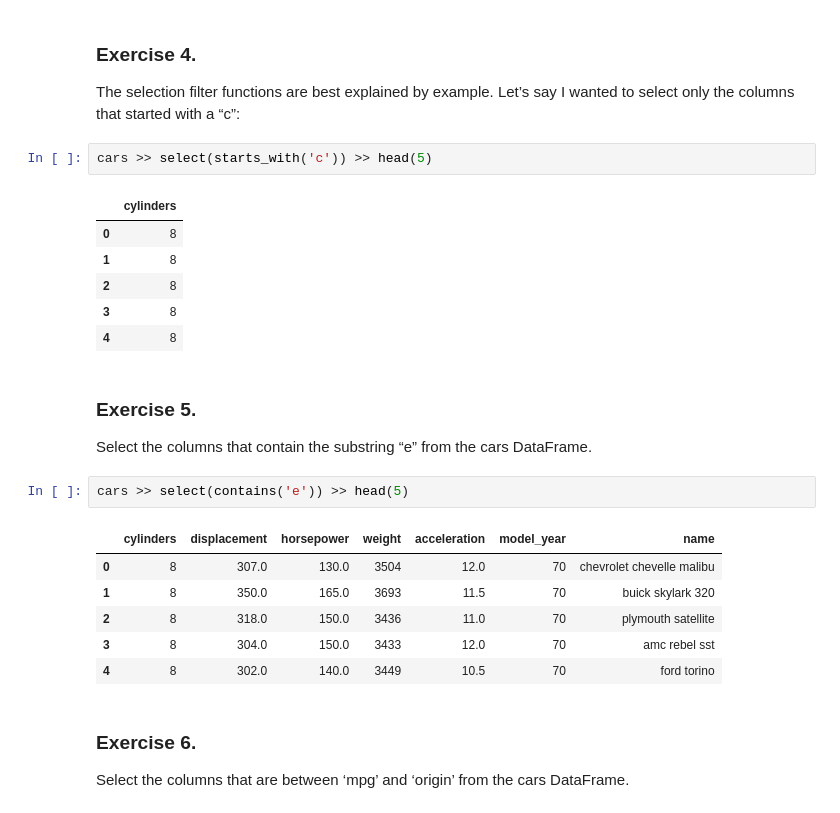
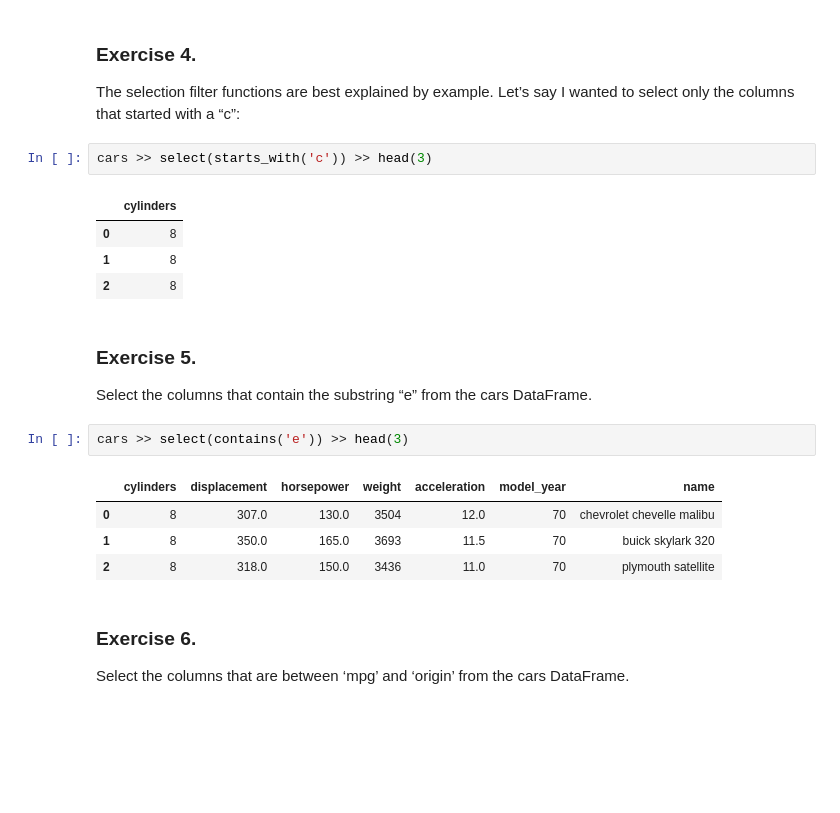
Before and after one commit to Babrzej/Descriptive-Statistics, a Jupyter notebook: Laboratory_1/Intro.ipynb, the cells around one changed output. Cells and saved outputs as stored; diff of their text form; blank space fills up the shorter version.

```diff
--- a/Laboratory_1/Intro.ipynb
+++ b/Laboratory_1/Intro.ipynb
@@ -42,26 +40,22 @@ TypeError: bad operand type for unary ~: 'str'
 ### Exercise 4.
 The selection filter functions are best explained by example. Let’s say I wanted to select only the columns that started with a “c”:
 # %%
-cars >> select(starts_with('c')) >> head(5)
+cars >> select(starts_with('c')) >> head(3)
 # %% [output]
 |  | cylinders |
 | 0 | 8 |
 | 1 | 8 |
 | 2 | 8 |
-| 3 | 8 |
-| 4 | 8 |
 # %% [markdown]
 ### Exercise 5.
 Select the columns that contain the substring “e” from the cars DataFrame.
 # %%
-cars >> select(contains('e')) >> head(5)
+cars >> select(contains('e')) >> head(3)
 # %% [output]
 |  | cylinders | displacement | horsepower | weight | acceleration | model_year | name |
 | 0 | 8 | 307.0 | 130.0 | 3504 | 12.0 | 70 | chevrolet chevelle malibu |
 | 1 | 8 | 350.0 | 165.0 | 3693 | 11.5 | 70 | buick skylark 320 |
 | 2 | 8 | 318.0 | 150.0 | 3436 | 11.0 | 70 | plymouth satellite |
-| 3 | 8 | 304.0 | 150.0 | 3433 | 12.0 | 70 | amc rebel sst |
-| 4 | 8 | 302.0 | 140.0 | 3449 | 10.5 | 70 | ford torino |
 # %% [markdown]
 ### Exercise 6.
 Select the columns that are between ‘mpg’ and ‘origin’ from the cars DataFrame.
```
Also changed, not shown: parts of 8 cells of this notebook.
